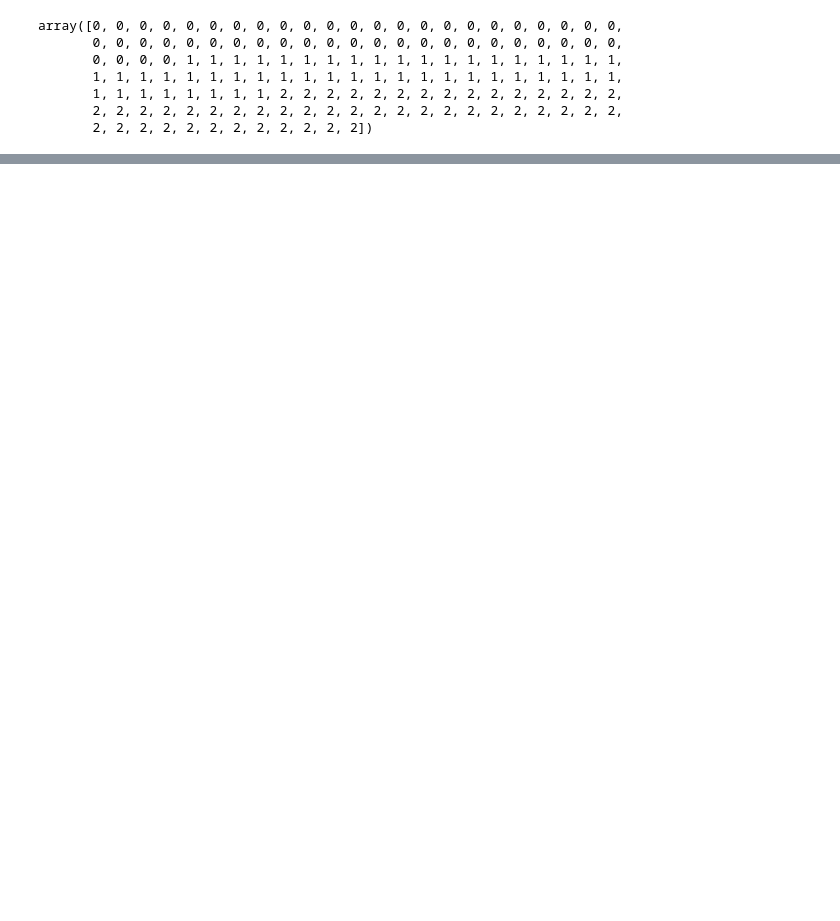
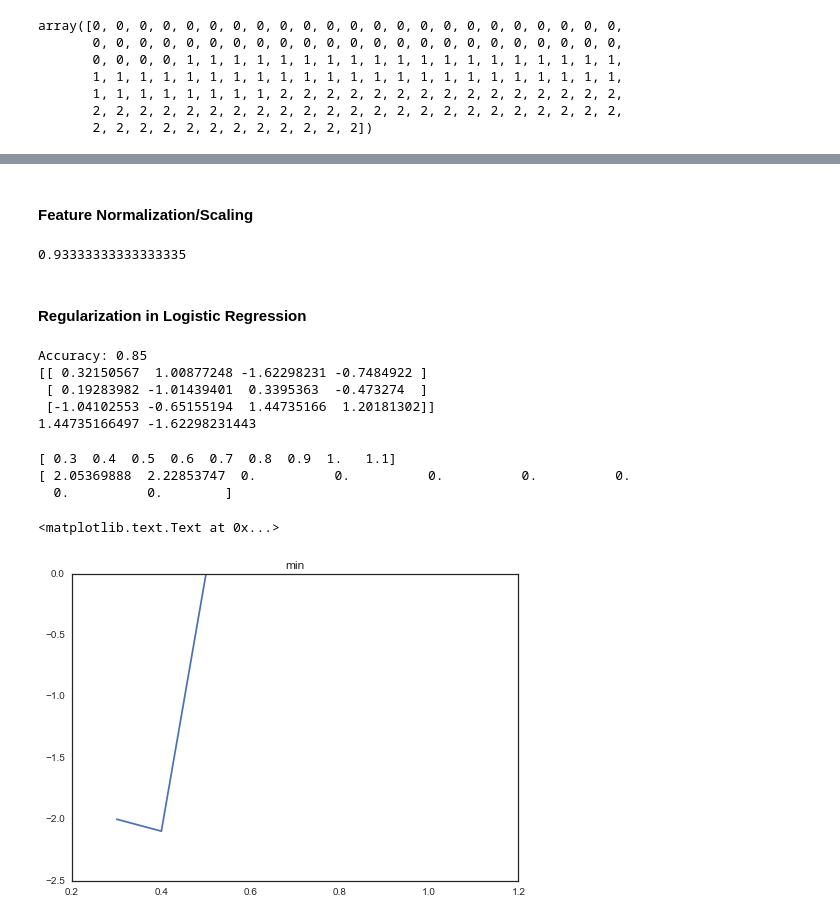
Before and after one commit to sambuddha-roy/presentations, a Jupyter notebook: Veritas.Aug1.2016/Day3_Play_with_data.ipynb, the cells around one changed output, grey strips where cells are left out. Drawn from its saved outputs; the diff is of its cells as text; code cells hidden in the pictures; blank space fills up the shorter version.

```diff
--- a/Veritas.Aug1.2016/Day3_Play_with_data.ipynb
+++ b/Veritas.Aug1.2016/Day3_Play_with_data.ipynb
@@ -160,0 +174,7 @@ array([[-0.04625854,  0.5211828 , -1.00304462, -0.46412978],
+# %%
+X_train, X_test, y_train, y_test = train_test_split(iris.data, iris.target, test_size=0.4, random_state=0)
+# %%
+model = SVC(kernel='linear', C=1)
+clf = model.fit(X_train, y_train)
+acc = (clf.score(X_test, y_test))*100
+print("Accuracy = %.2f" %acc)
@@ -160,0 +196,12 @@ array([[-0.04625854,  0.5211828 , -1.00304462, -0.46412978],
+# %% [markdown]
+#### Feature Normalization/Scaling
+# %%
+from sklearn import preprocessing
+X_train, X_test, y_train, y_test = cross_validation.train_test_split(iris.data, iris.target, test_size=0.4, random_state=0)
+scaler = preprocessing.StandardScaler().fit(X_train)
+X_train_transformed = scaler.transform(X_train)
+clf = SVC(C=1).fit(X_train_transformed, y_train)
+X_test_transformed = scaler.transform(X_test)
+clf.score(X_test_transformed, y_test)
+# %% [output]
+0.93333333333333335
@@ -160,0 +210,40 @@ array([[-0.04625854,  0.5211828 , -1.00304462, -0.46412978],
+# %% [markdown]
+#### Regularization in Logistic Regression
+# %%
+X_train, X_test, y_train, y_test = cross_validation.train_test_split(iris.data, iris.target, test_size=0.4, random_state=0)
+
+clf = LogisticRegression(C = 0.4, solver = 'liblinear')
+clf = clf.fit(X_train, y_train)
+print("Accuracy: %.2f" %clf.score(X_test, y_test))
+print(clf.coef_)
+print(np.max(clf.coef_), np.min(clf.coef_))
+# %% [output]
+Accuracy: 0.85
+[[ 0.32150567  1.00877248 -1.62298231 -0.7484922 ]
+ [ 0.19283982 -1.01439401  0.3395363  -0.473274  ]
+ [-1.04102553 -0.65155194  1.44735166  1.20181302]]
+1.44735166497 -1.62298231443
+# %%
+c_range = np.arange(0.3, 1.2, 0.1)
+plotMax = np.array([0.0]*len(c_range))
+plotMin = np.array([0.0]*len(c_range))
+scoreArr = np.array([0.0]*len(c_range))
+for i in c_range:
+    model = LogisticRegression(C = i, solver = 'liblinear')
+    clf = model.fit(X_train, y_train)
+    scoreArr[i] = clf.score(X_test, y_test)
+    plotMax[i] = np.max(clf.coef_)
+    plotMin[i] = np.min(clf.coef_)
+
+print(c_range)
+print(plotMax)
+# And now plot these
+f, ax = plt.subplots()
+ax.plot(c_range, plotMin)
+ax.set_title("min")
+# %% [output]
+[ 0.3  0.4  0.5  0.6  0.7  0.8  0.9  1.   1.1]
+[ 2.05369888  2.22853747  0.          0.          0.          0.          0.
+  0.          0.        ]
+<matplotlib.text.Text at 0x...>
+[figure, added]
```
Also changed, not shown: parts of 14 cells of this notebook, 3 other files.
